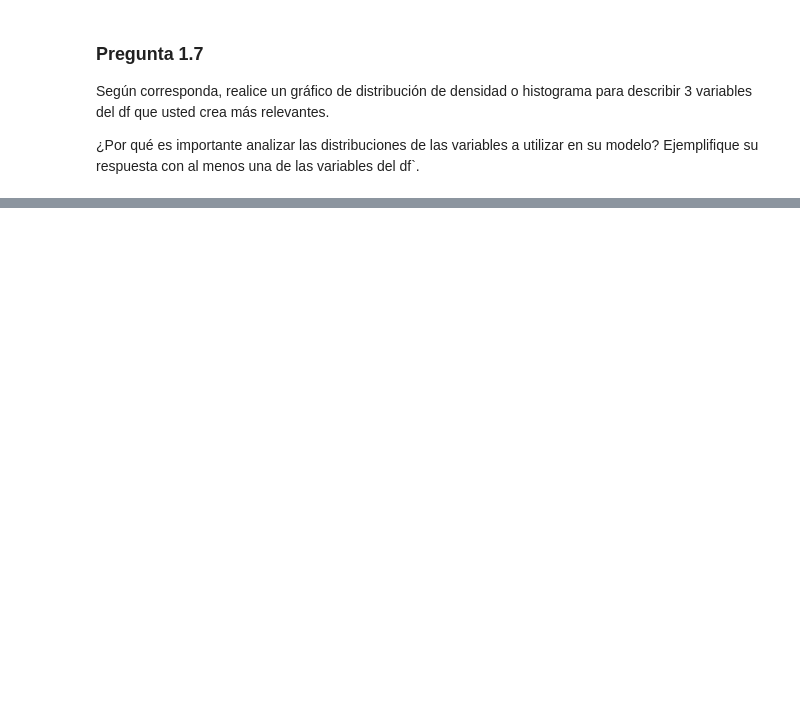
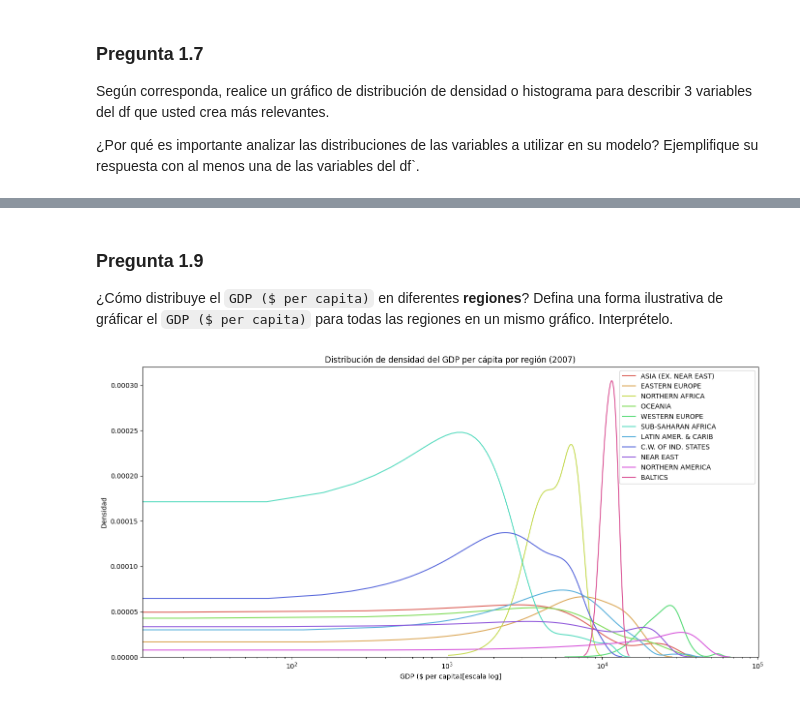
Before and after one commit to catamege/Tarea_1_Lantadilla_Mege, a Jupyter notebook: Tarea1.ipynb, the cells around one changed output, grey strips where cells are left out. Cells and saved outputs as stored; diff of their text form; code cells hidden in the pictures; blank space fills up the shorter version.

```diff
--- a/Tarea1.ipynb
+++ b/Tarea1.ipynb
@@ -290,0 +401,3 @@ Text(0.5, 1.0, 'Histograma PIB per cápita')
+# %%
+# Eliminar países con más del 25% de variables faltantes
+df = df[missing_counts < threshold].reset_index(drop=True)
@@ -290,0 +455,46 @@ Text(0.5, 1.0, 'Histograma PIB per cápita')
+# %%
+#imputamos con la mediana de cada region, porque asi nos olvidamos de que
+# salte la media por valores extremos (vimos uno por uno los histogramas, pero
+# dejamos GDP y Literacy para que lo demuestran)
+# Las variables que no tienen valores extremos (Net migration, Climate,
+# Deathrate,Industry y Service) tienen mediana y media parecida asi que esta ok
+columns_to_impute = [
+   "Net migration", "Infant mortality (per 1000 births)", "GDP ($ per capita)",
+    "Literacy (%)", "Phones (per 1000)", "Arable (%)", "Crops (%)",
+    "Other (%)", "Climate", "Birthrate", "Deathrate",
+    "Agriculture", "Industry", "Service"
+]
+
+for column in columns_to_impute:
+    df[column] = df.groupby("Region")[column].transform(lambda x: x.fillna
+                                                            (x.median()))
+# %% [markdown]
+### Pregunta 1.9
+
+¿Cómo distribuye el `GDP ($ per capita)` en diferentes **regiones**? Defina una forma ilustrativa de gráficar el `GDP ($ per capita)` para todas las regiones en un mismo gráfico. Interprételo.
+# %%
+# Crear paleta personalizada con un color por región
+regiones = df["Region"].unique()
+palette = sns.color_palette("hls", len(regiones))
+
+# Crear el gráfico
+plt.figure(figsize=(14, 7))
+
+for i, region in enumerate(regiones):
+    subset = df[df["Region"] == region]
+    sns.kdeplot(
+        subset["GDP ($ per capita)"],
+        label=region,
+        color=palette[i]
+    )
+
+# Escala logarítmica
+plt.xscale('log')
+plt.title("Distribución de densidad del GDP per cápita por región (2007)")
+plt.xlabel("GDP ($ per capita)[escala log]")
+plt.ylabel("Densidad")
+plt.legend(loc='best')
+plt.tight_layout()
+plt.show()
+# %% [output]
+[figure, added]
```
Also changed, not shown: parts of 54 cells of this notebook.
